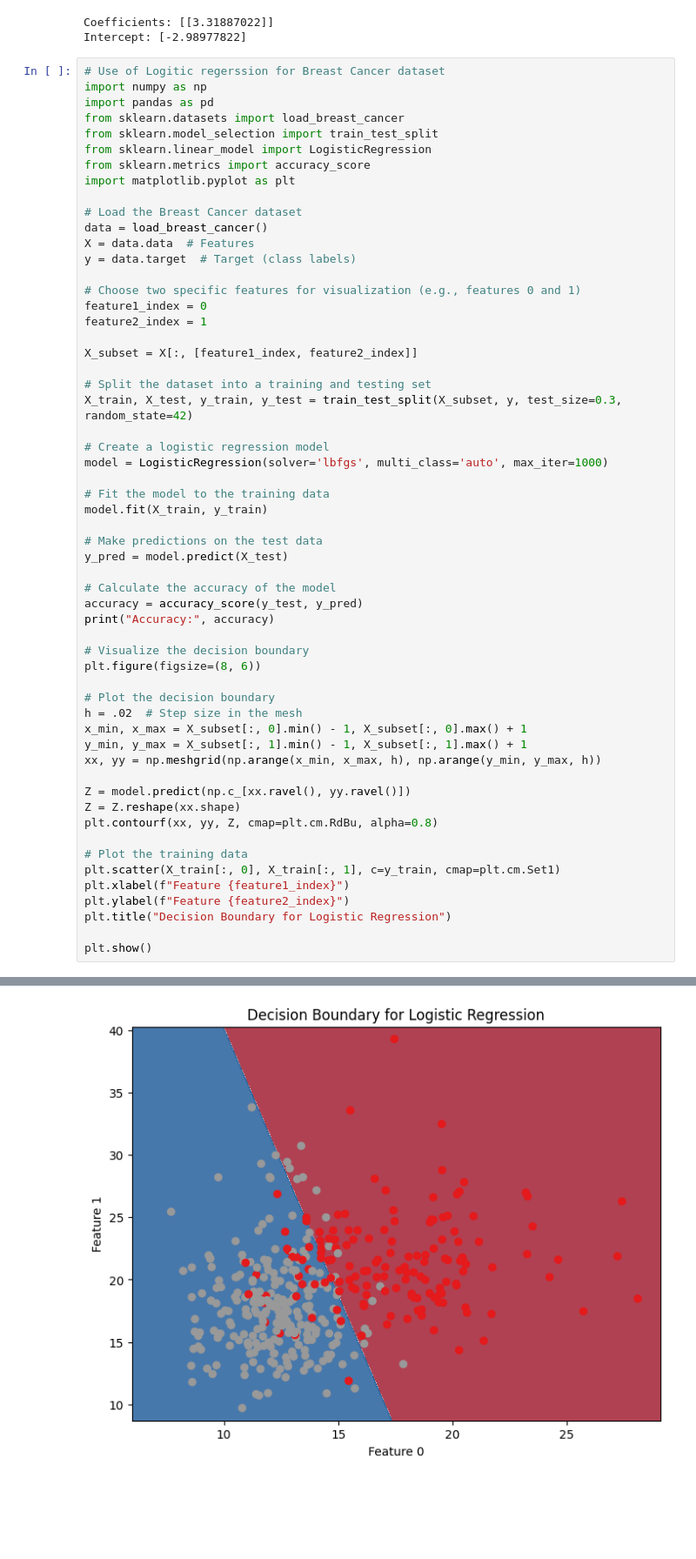
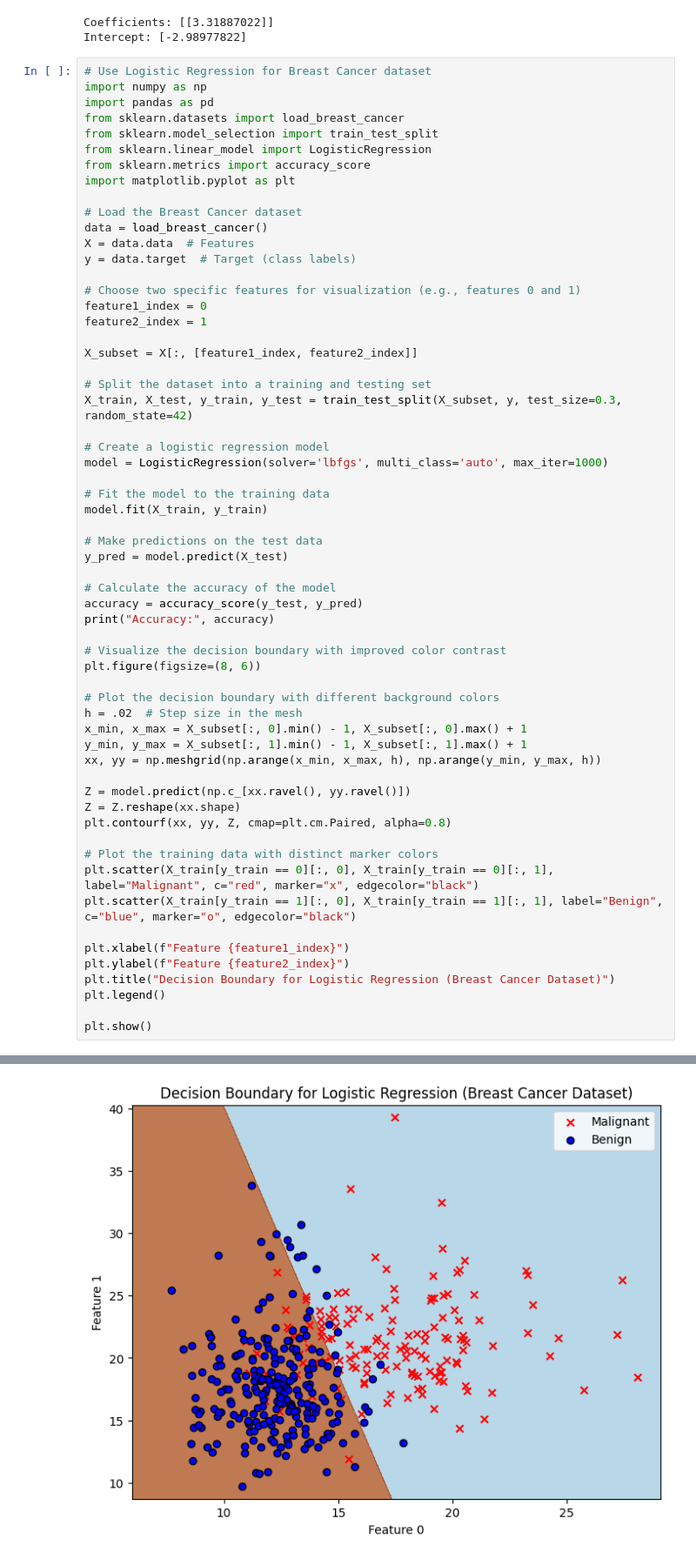
Before and after one commit to Manoj-vbm/Machine_learning, a Jupyter notebook: Machine_learning.ipynb, the cells around one changed output, grey strips where cells are left out. Shown at 87% size. Saved outputs shown, nothing was run; the diff lists cells and outputs as text; blank space fills up the shorter version.

```diff
--- a/Machine_learning.ipynb
+++ b/Machine_learning.ipynb
@@ -136,7 +221,7 @@ print("Intercept:", model.intercept_)
 Coefficients: [[3.31887022]]
 Intercept: [-2.98977822]
 # %%
-# Use of Logitic regerssion for Breast Cancer dataset
+# Use Logistic Regression for Breast Cancer dataset
 import numpy as np
 import pandas as pd
 from sklearn.datasets import load_breast_cancer
@@ -161,37 +246,40 @@ X_train, X_test, y_train, y_test = train_test_split(X_subset, y, test_size=0.3,
 
 # Create a logistic regression model
 model = LogisticRegression(solver='lbfgs', multi_class='auto', max_iter=1000)
 
 # Fit the model to the training data
 model.fit(X_train, y_train)
 
 # Make predictions on the test data
 y_pred = model.predict(X_test)
 
 # Calculate the accuracy of the model
 accuracy = accuracy_score(y_test, y_pred)
 print("Accuracy:", accuracy)
 
-# Visualize the decision boundary
+# Visualize the decision boundary with improved color contrast
 plt.figure(figsize=(8, 6))
 
-# Plot the decision boundary
+# Plot the decision boundary with different background colors
 h = .02  # Step size in the mesh
 x_min, x_max = X_subset[:, 0].min() - 1, X_subset[:, 0].max() + 1
 y_min, y_max = X_subset[:, 1].min() - 1, X_subset[:, 1].max() + 1
 xx, yy = np.meshgrid(np.arange(x_min, x_max, h), np.arange(y_min, y_max, h))
 
 Z = model.predict(np.c_[xx.ravel(), yy.ravel()])
 Z = Z.reshape(xx.shape)
-plt.contourf(xx, yy, Z, cmap=plt.cm.RdBu, alpha=0.8)
+plt.contourf(xx, yy, Z, cmap=plt.cm.Paired, alpha=0.8)
 
-# Plot the training data
-plt.scatter(X_train[:, 0], X_train[:, 1], c=y_train, cmap=plt.cm.Set1)
+# Plot the training data with distinct marker colors
+plt.scatter(X_train[y_train == 0][:, 0], X_train[y_train == 0][:, 1], label="Malignant", c="red", marker="x", edgecolor="black")
+plt.scatter(X_train[y_train == 1][:, 0], X_train[y_train == 1][:, 1], label="Benign", c="blue", marker="o", edgecolor="black")
+
 plt.xlabel(f"Feature {feature1_index}")
 plt.ylabel(f"Feature {feature2_index}")
-plt.title("Decision Boundary for Logistic Regression")
+plt.title("Decision Boundary for Logistic Regression (Breast Cancer Dataset)")
+plt.legend()
 
 plt.show()
 # %% [output]
 Accuracy: 0.9064327485380117
-[figure, old version]
+[figure, new version]
```
Also changed, not shown: parts of 11 cells of this notebook.
